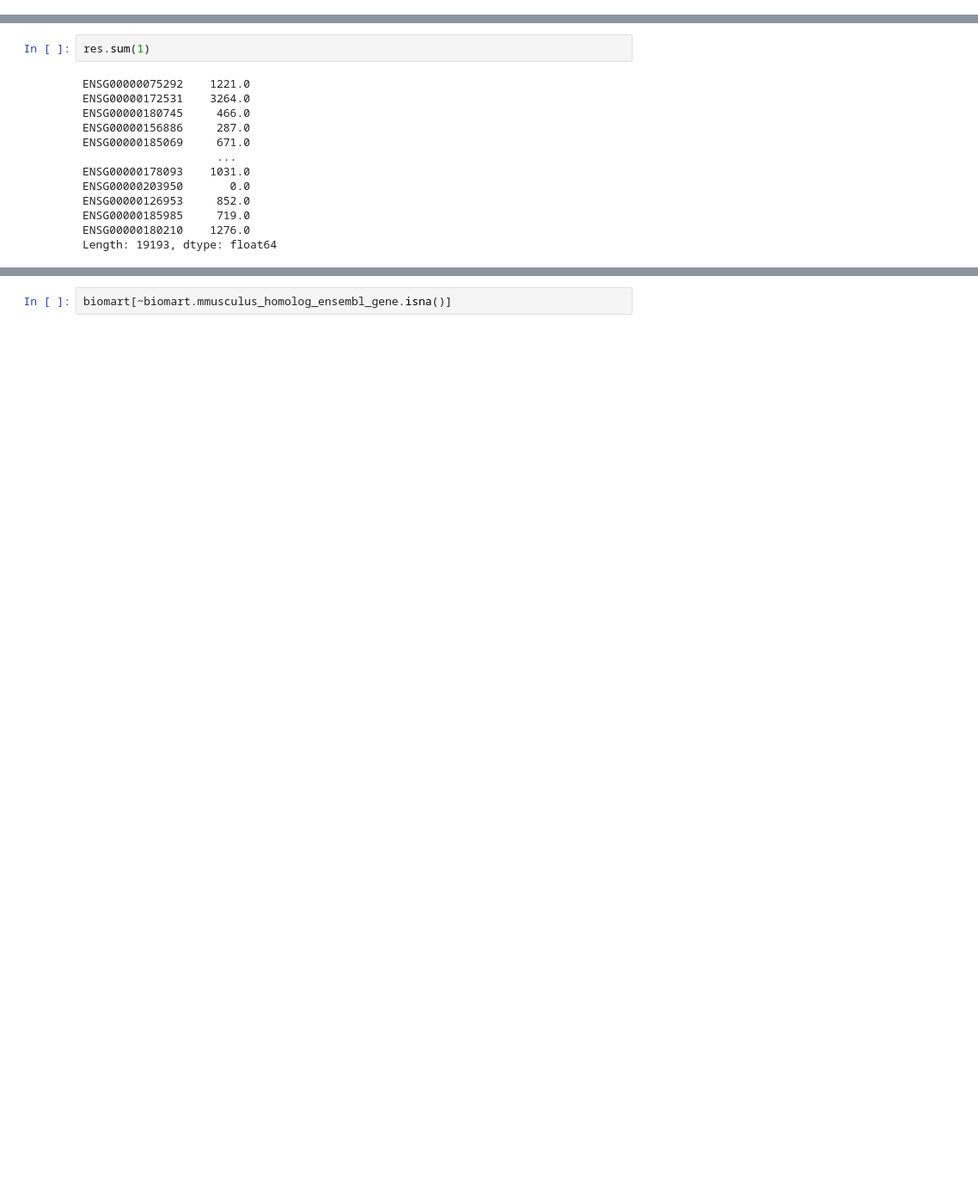
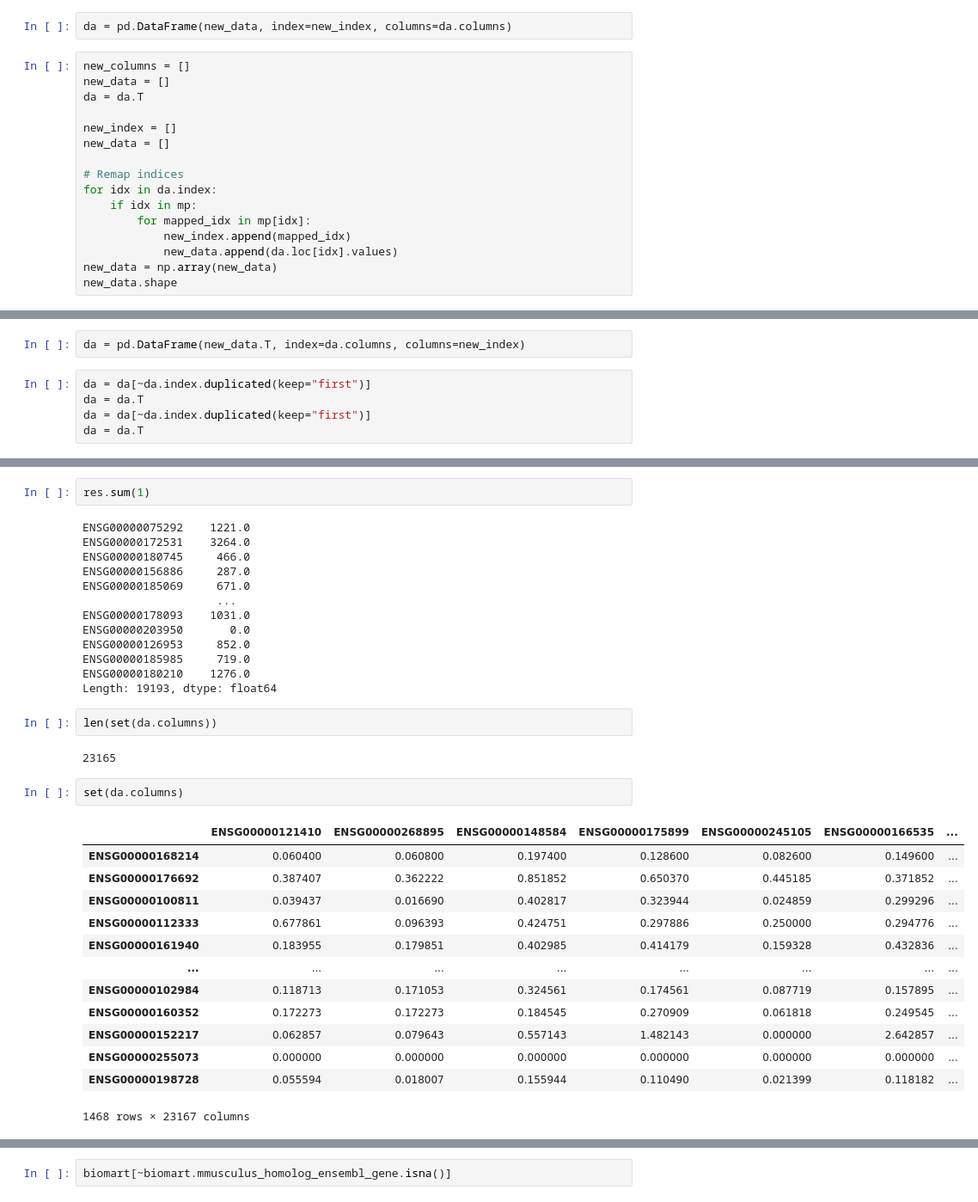
Before and after one commit to cantinilab/scPRINT, a Jupyter notebook: notebooks/additional/bias_matrices.ipynb, the cells around one changed output, grey strips where cells are left out. Shown at 86% size. Drawn from its saved outputs; the diff is of its cells as text; blank space fills up the shorter version.

```diff
--- a/notebooks/additional/bias_matrices.ipynb
+++ b/notebooks/additional/bias_matrices.ipynb
@@ -186,0 +134,18 @@ new_da = new_da.T + new_da
+# %%
+da = pd.DataFrame(new_data, index=new_index, columns=da.columns)
+# %%
+new_columns = []
+new_data = []
+da = da.T
+
+new_index = []
+new_data = []
+
+# Remap indices
+for idx in da.index:
+    if idx in mp:
+        for mapped_idx in mp[idx]:
+            new_index.append(mapped_idx)
+            new_data.append(da.loc[idx].values)
+new_data = np.array(new_data)
+new_data.shape
@@ -187,3 +154,10 @@ new_da = new_da.T + new_da
+# %%
+da = pd.DataFrame(new_data.T, index=da.columns, columns=new_index)
+# %%
+da = da[~da.index.duplicated(keep="first")]
+da = da.T
+da = da[~da.index.duplicated(keep="first")]
+da = da.T
 # %% [markdown]
 ## protein
 # %%
@@ -258,5 +218,25 @@ ENSG00000126953     852.0
 ENSG00000185985     719.0
 ENSG00000180210    1276.0
 Length: 19193, dtype: float64
+# %%
+len(set(da.columns))
+# %% [output]
+23165
+# %%
+set(da.columns)
+# %% [output]
+|  | ENSG00000121410 | ENSG00000268895 | ENSG00000148584 | ENSG00000175899 | ENSG00000245105 | ENSG00000166535 | ... |
+| ENSG00000168214 | 0.060400 | 0.060800 | 0.197400 | 0.128600 | 0.082600 | 0.149600 | ... |
+| ENSG00000176692 | 0.387407 | 0.362222 | 0.851852 | 0.650370 | 0.445185 | 0.371852 | ... |
+| ENSG00000100811 | 0.039437 | 0.016690 | 0.402817 | 0.323944 | 0.024859 | 0.299296 | ... |
+| ENSG00000112333 | 0.677861 | 0.096393 | 0.424751 | 0.297886 | 0.250000 | 0.294776 | ... |
+| ENSG00000161940 | 0.183955 | 0.179851 | 0.402985 | 0.414179 | 0.159328 | 0.432836 | ... |
+| ... | ... | ... | ... | ... | ... | ... | ... |
+| ENSG00000102984 | 0.118713 | 0.171053 | 0.324561 | 0.174561 | 0.087719 | 0.157895 | ... |
+| ENSG00000160352 | 0.172273 | 0.172273 | 0.184545 | 0.270909 | 0.061818 | 0.249545 | ... |
+| ENSG00000152217 | 0.062857 | 0.079643 | 0.557143 | 1.482143 | 0.000000 | 2.642857 | ... |
+| ENSG00000255073 | 0.000000 | 0.000000 | 0.000000 | 0.000000 | 0.000000 | 0.000000 | ... |
+| ENSG00000198728 | 0.055594 | 0.018007 | 0.155944 | 0.110490 | 0.021399 | 0.118182 | ... |
+1468 rows × 23167 columns
 # %%
 # # Align the indices and columns of res with da, and vice versa, filling missing values with 0
```
Also changed, not shown: parts of 61 cells of this notebook, 4 other files.
